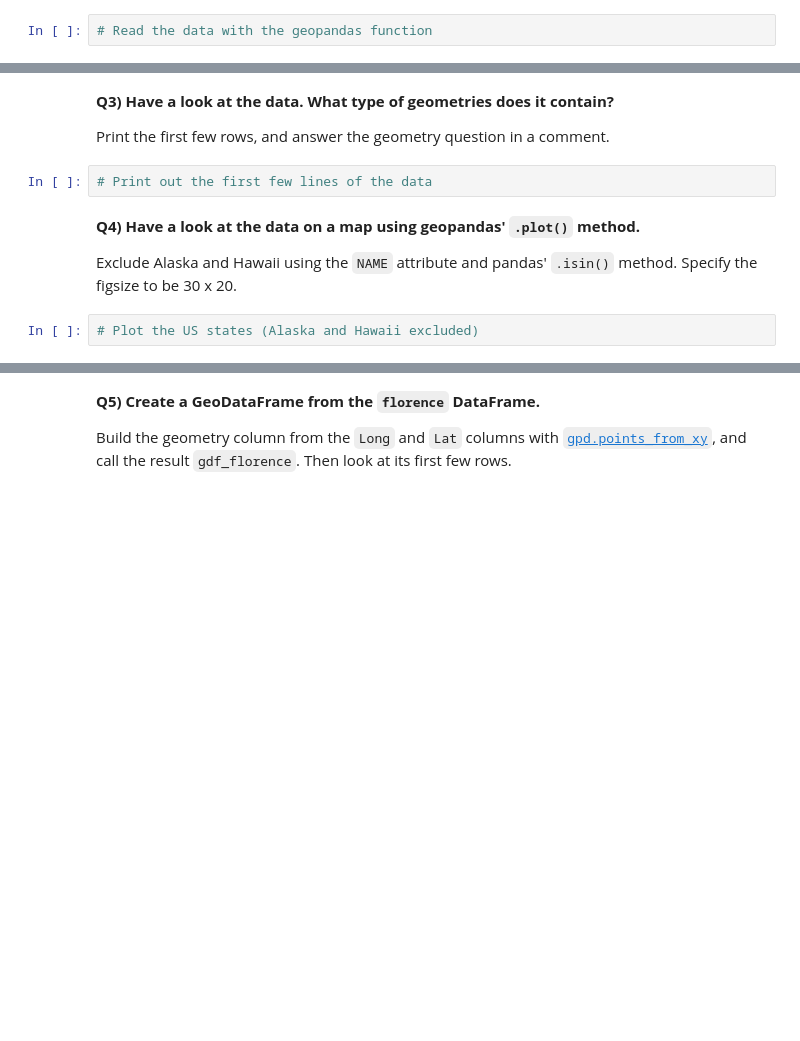
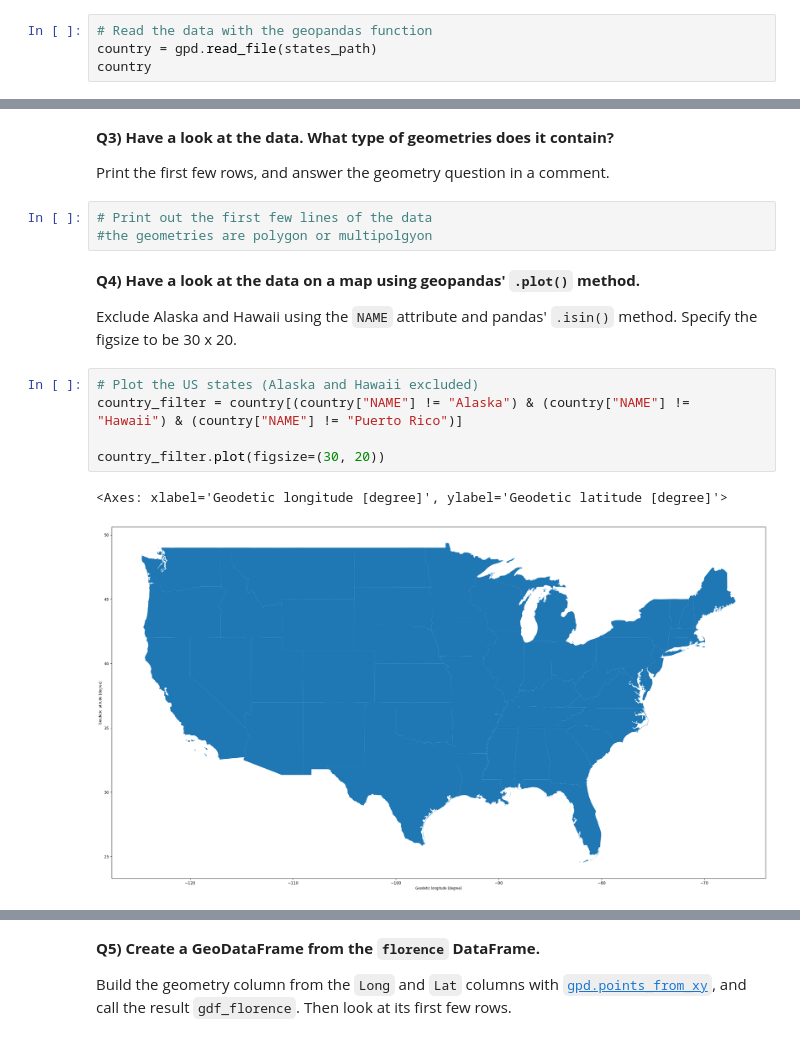
Before and after one commit to MaximeG2110/2026_Intro_Python, a Jupyter notebook: live/part-I/1.6-geospatial-vector-data-environmental-exercises.ipynb, the cells around one changed output, grey strips where cells are left out. Drawn from its saved outputs; the diff is of its cells as text; blank space fills up the shorter version.

```diff
--- a/live/part-I/1.6-geospatial-vector-data-environmental-exercises.ipynb
+++ b/live/part-I/1.6-geospatial-vector-data-environmental-exercises.ipynb
@@ -78,3 +84,5 @@ Import geopandas as `gpd`, pandas as `pd`, and matplotlib's pyplot as `plt`.
 The file is cached at `states_path`. Call the result `country`.
 # %%
 # Read the data with the geopandas function
+country = gpd.read_file(states_path)
+country
@@ -84,6 +110,7 @@ The file is cached at `states_path`. Call the result `country`.
 Print the first few rows, and answer the geometry question in a comment.
 # %%
 # Print out the first few lines of the data
+#the geometries are polygon or multipolgyon
 # %% [markdown]
 **Q4) Have a look at the data on a map using geopandas' `.plot()` method.**
 
@@ -91,6 +118,12 @@ Exclude Alaska and Hawaii using the `NAME` attribute and pandas' `.isin()` metho
 figsize to be 30 x 20.
 # %%
 # Plot the US states (Alaska and Hawaii excluded)
+country_filter = country[(country["NAME"] != "Alaska") & (country["NAME"] != "Hawaii") & (country["NAME"] != "Puerto Rico")]
+
+country_filter.plot(figsize=(30, 20))
+# %% [output]
+<Axes: xlabel='Geodetic longitude [degree]', ylabel='Geodetic latitude [degree]'>
+[figure, added]
 # %%
 # Pre-supplied: read in the hurricane Florence data, drop the advisory bookkeeping columns,
 # fix the longitude sign, and have a look at the dataframe.
```
Also changed, not shown: parts of 9 cells of this notebook.
